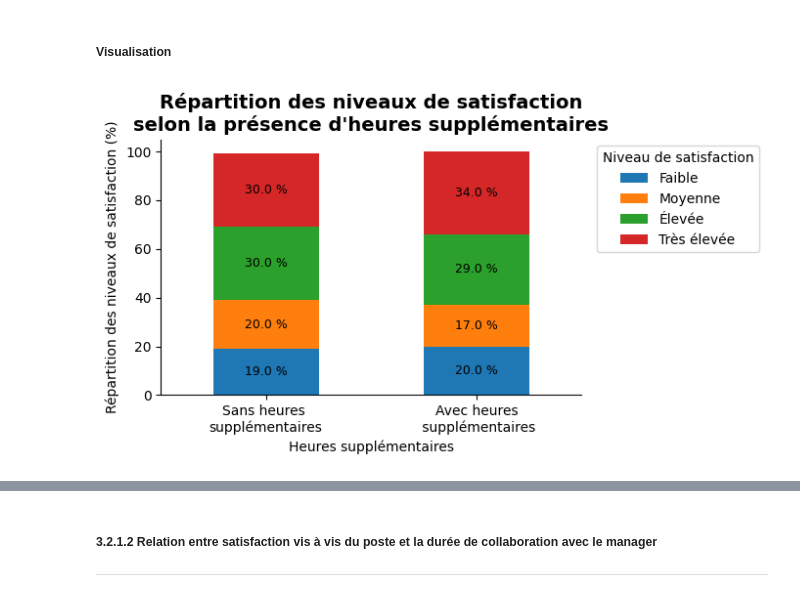
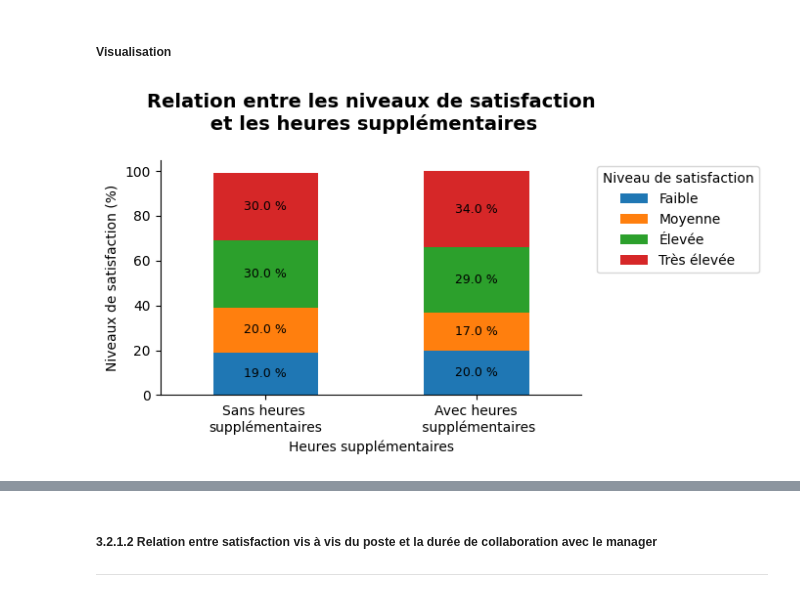
Before and after one commit to Kemuri15/employee-attrition-analysis, a Jupyter notebook: notebooks/05_axe_3_satisfaction_implication.ipynb, the cells around one changed output, grey strips where cells are left out. Cells and saved outputs as stored; diff of their text form; code cells hidden in the pictures.

```diff
--- a/notebooks/05_axe_3_satisfaction_implication.ipynb
+++ b/notebooks/05_axe_3_satisfaction_implication.ipynb
@@ -1154,34 +1154,33 @@ Tableau de moyenne
 # %%
 fig, ax = plt.subplots(figsize=(7,4))
 
 ax.spines["top"].set_visible(False)
 ax.spines["right"].set_visible(False)
 
 # Bar stacked
-pivot_jobSatisfaction_Overtime.plot(kind="bar",stacked=True, ax=ax,)
+pivot_jobSatisfaction_Overtime.plot(kind="bar",stacked=True, ax=ax)
 
 
 # Pourcentage affiché
 for container in ax.containers:
     ax.bar_label(
         container,
         labels=[f"{v:.1f} %" for v in container.datavalues],
         label_type="center",
-        fontsize=9
-    )
+        fontsize=9)
 
 # Axes et labels
 ax.set_xlabel("Heures supplémentaires")
-ax.set_ylabel("Répartition des niveaux de satisfaction (%)")
-ax.set_title("Répartition des niveaux de satisfaction\nselon la présence d'heures supplémentaires",
+ax.set_ylabel("Niveaux de satisfaction (%)")
+ax.set_title("Relation entre les niveaux de satisfaction\n et les heures supplémentaires\n",
              fontsize=14, fontweight="bold")
 
 ax.legend(title="Niveau de satisfaction", bbox_to_anchor=(1.02, 1), loc="upper left")
 ax.set_xticklabels(["Sans heures \nsupplémentaires", "Avec heures\n supplémentaires"], rotation=0)
 
 
 fig.tight_layout()
 plt.show()
 # %% [output]
-[figure, old version]
+[figure, new version]
 # %% [markdown]
```
Also changed, not shown: parts of 19 cells of this notebook.
